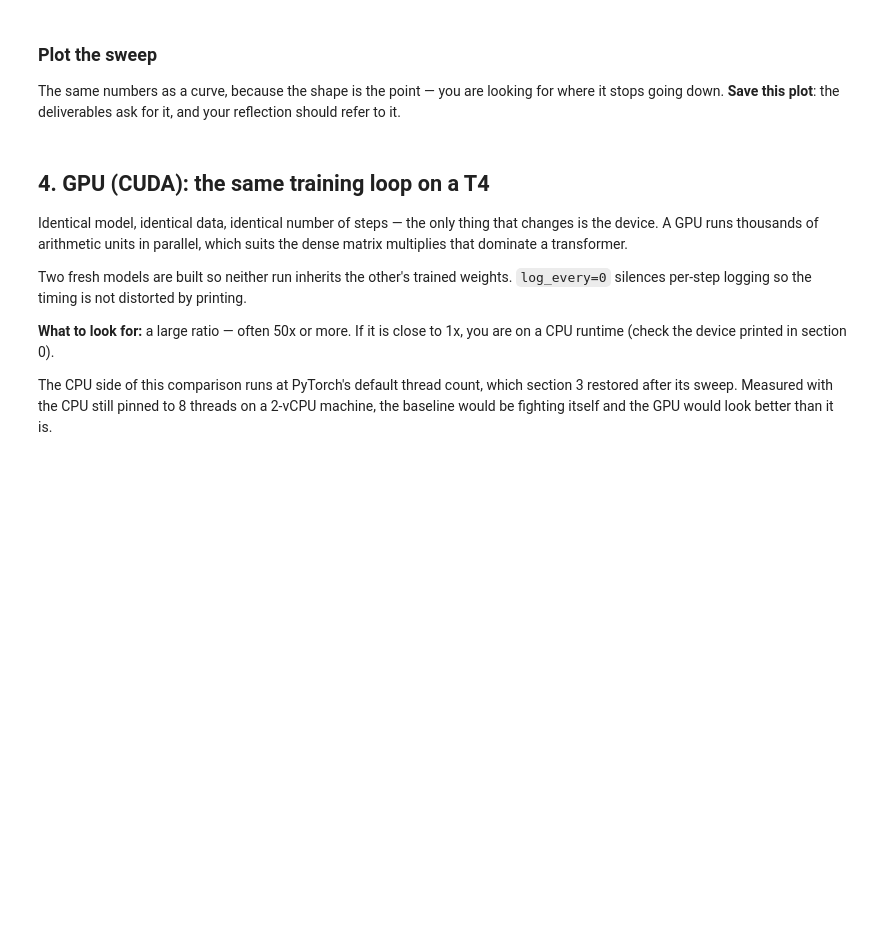
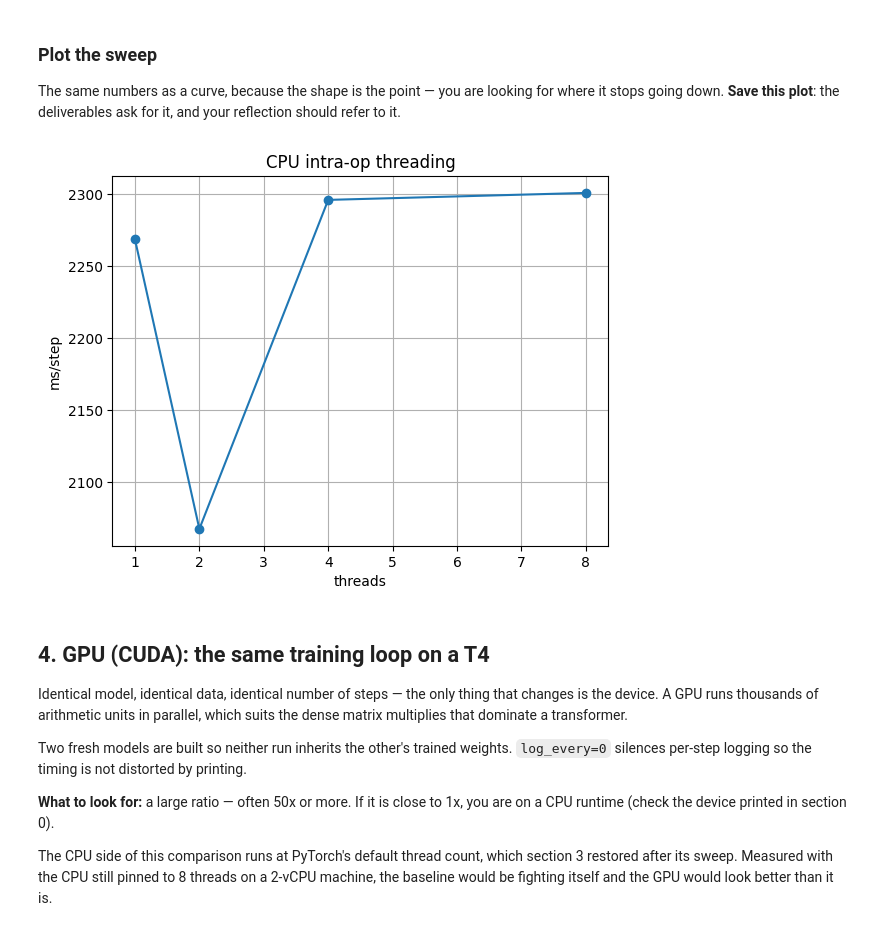
Before and after one commit to marililicode/clouds-lab-jacopit, a Jupyter notebook: phase-2-tiny-gpt/notebook.ipynb, the cells around one changed output. Saved outputs shown, nothing was run; the diff lists cells and outputs as text; code cells hidden in the pictures; blank space fills up the shorter version.

Commit message:
Complete Phase 2 Tiny GPT

```diff
--- a/phase-2-tiny-gpt/notebook.ipynb
+++ b/phase-2-tiny-gpt/notebook.ipynb
@@ -105,10 +133,12 @@ The same numbers as a curve, because the shape is the point — you are looking
 # %%
 import matplotlib.pyplot as plt
 
 # sweep keys are strings ('1','2',...); sort numerically so the x-axis is in order.
 ts = sorted(int(k) for k in sweep)
 plt.plot(ts, [sweep[str(t)] for t in ts], 'o-'); plt.xlabel('threads'); plt.ylabel('ms/step')
-plt.title('CPU intra-op threading'); plt.grid(True); plt.show()
+plt.title('CPU intra-op threading'); plt.grid(True); plt.savefig('submission/phase2_threading_sweep.png', dpi=180, bbox_inches='tight'); plt.show()
+# %% [output]
+[figure, added]
 # %% [markdown]
 ## 4. GPU (CUDA): the same training loop on a T4
 
```
Also changed, not shown: parts of 11 cells of this notebook, 3 other files.
